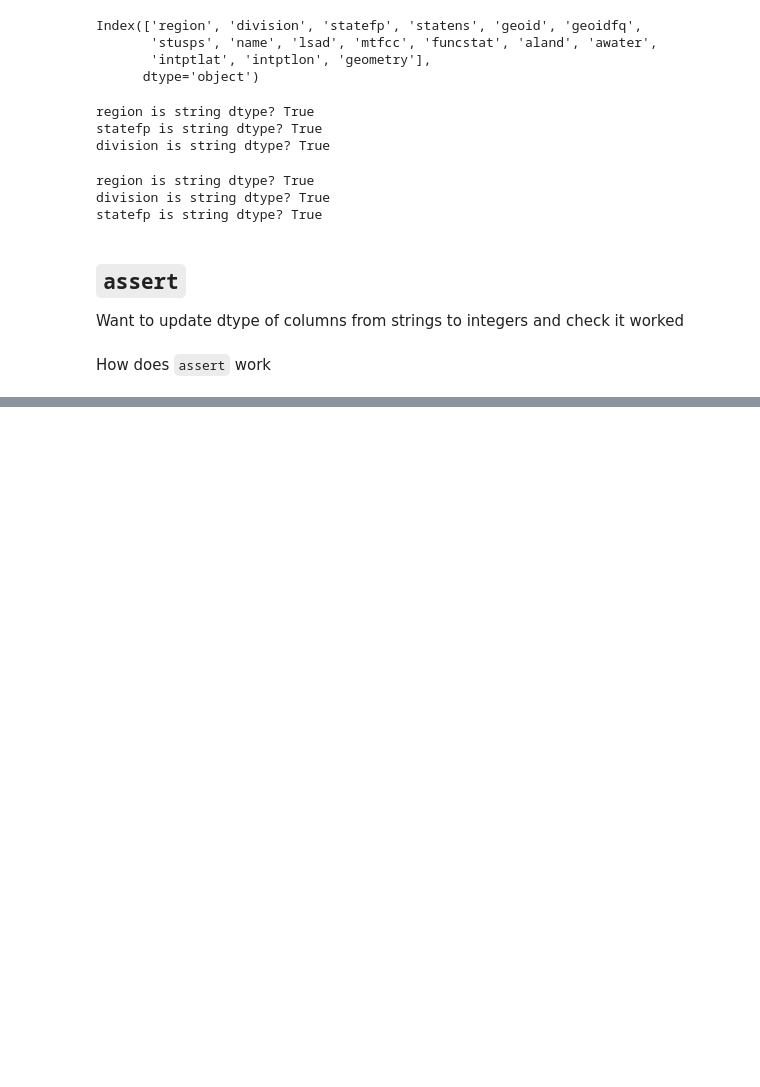
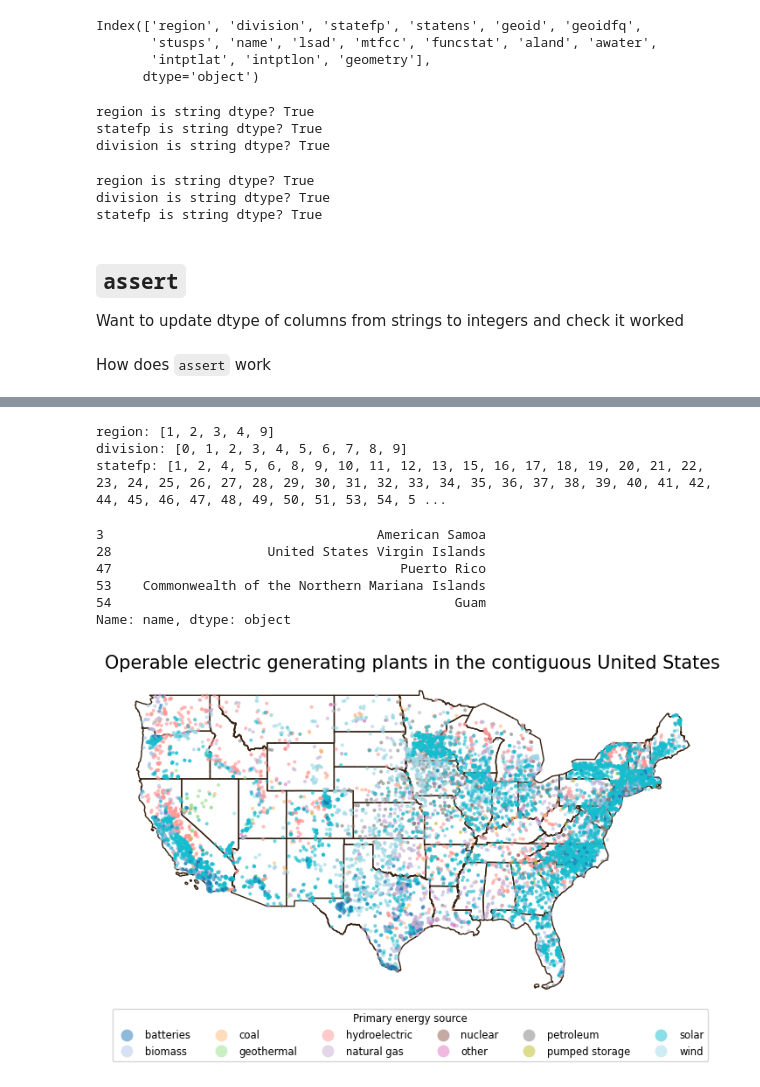
Before and after one commit to emaliap/eds220-in-class, a Jupyter notebook: lesson-12-streamline-your-code.ipynb, the cells around one changed output, grey strips where cells are left out. Cells and saved outputs as stored; diff of their text form; code cells hidden in the pictures; blank space fills up the shorter version.

```diff
--- a/lesson-12-streamline-your-code.ipynb
+++ b/lesson-12-streamline-your-code.ipynb
@@ -172,0 +177,24 @@ AssertionError:
+# %%
+for column in code_cols:
+    print(f"{column}: {sorted(states[column].unique())}")
+# %% [output]
+region: [1, 2, 3, 4, 9]
+division: [0, 1, 2, 3, 4, 5, 6, 7, 8, 9]
+statefp: [1, 2, 4, 5, 6, 8, 9, 10, 11, 12, 13, 15, 16, 17, 18, 19, 20, 21, 22, 23, 24, 25, 26, 27, 28, 29, 30, 31, 32, 33, 34, 35, 36, 37, 38, 39, 40, 41, 42, 44, 45, 46, 47, 48, 49, 50, 51, 53, 54, 5 ...
+# %%
+# What rows are have region 9. Print the names
+states[states['region']==9]['name']
+# %% [output]
+3                                   American Samoa
+28                    United States Virgin Islands
+47                                     Puerto Rico
+53    Commonwealth of the Northern Mariana Islands
+54                                            Guam
+Name: name, dtype: object
+# %%
+# Select contiguous US states
+contiguous = states[(states['region']!=9)&(~states['statefp'].isin([2,15]))] # Select states that are not region 9 and include states that are not code 2 and 15
+# %%
+# Select data in the power_plants data frame for the contiguous states
+power_plants['state'].unique()
+power_plants = power_plants[~power_plants['state'].isin(['Puerto Rico', 'Hawaii', 'Alaska'])]
@@ -172,0 +203,34 @@ AssertionError:
+# %%
+fig, ax = plt.subplots(figsize=(9, 5)) # Update figure size
+
+# Remove the axis for a cleaner map
+ax.axis('off')
+
+# Title for the plot
+ax.set_title('Operable electric generating plants in the contiguous United States',
+              fontsize=15)
+
+# Add states
+contiguous.plot(ax=ax,
+               color='none',
+               edgecolor='#362312')
+
+# Add electric power plants colored by energy source
+power_plants.plot(ax=ax,
+                  column='primsource', # Colors points by values of this col
+                  legend=True,
+                  markersize=4,
+                  cmap='tab20',
+                  alpha=0.5,
+                  legend_kwds={
+                      'title': 'Primary energy source',
+                      'title_fontsize': 'small',
+                      'fontsize': 'small',
+                      'loc': 'upper left',
+                      'bbox_to_anchor': (0, 0),
+                      'ncols': 6
+                  })
+
+plt.show()
+# %% [output]
+[figure, added]
```
Also changed, not shown: parts of 13 cells of this notebook.
